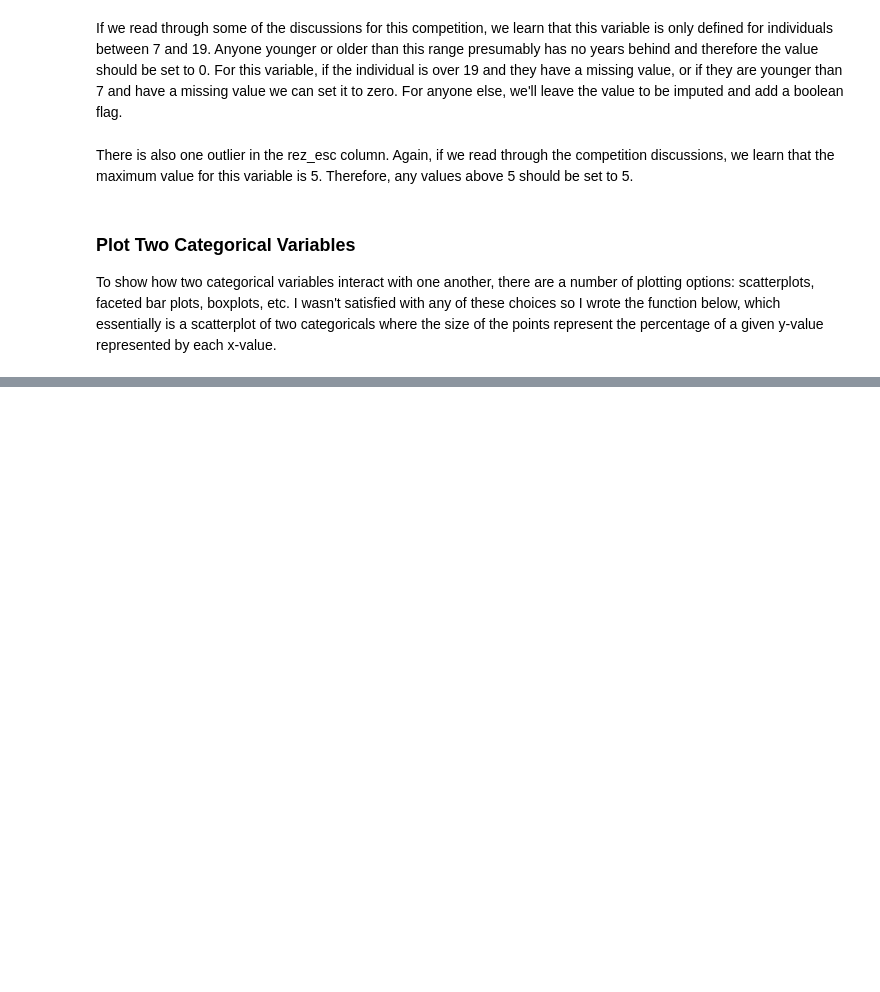
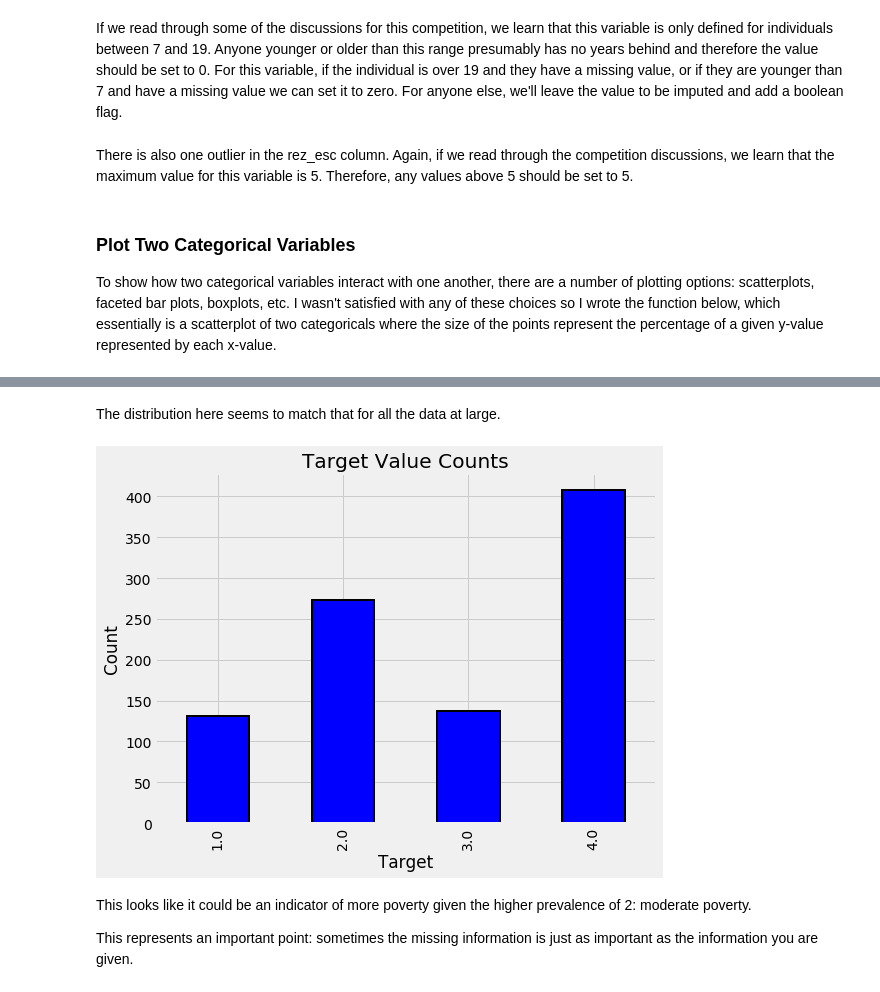
Before and after one commit to dogmatix76/Costa-Rican-Household-Poverty-Level-Prediction, a Jupyter notebook: CRHPL.ipynb, the cells around one changed output, grey strips where cells are left out. Drawn from its saved outputs; the diff is of its cells as text; code cells hidden in the pictures; blank space fills up the shorter version.

```diff
--- a/CRHPL.ipynb
+++ b/CRHPL.ipynb
@@ -438,0 +614,11 @@ To show how two categorical variables interact with one another, there are a num
+# %% [markdown]
+The distribution here seems to match that for all the data at large.
+# %%
+plot_value_counts(data[(data['v2a1-missing'] == 1)],
+                  'Target')
+# %% [output]
+[figure, added]
+# %% [markdown]
+This looks like it could be an indicator of more poverty given the higher prevalence of 2: moderate poverty.
+
+This represents an important point: sometimes the missing information is just as important as the information you are given.
```
Also changed, not shown: parts of 24 cells of this notebook.
